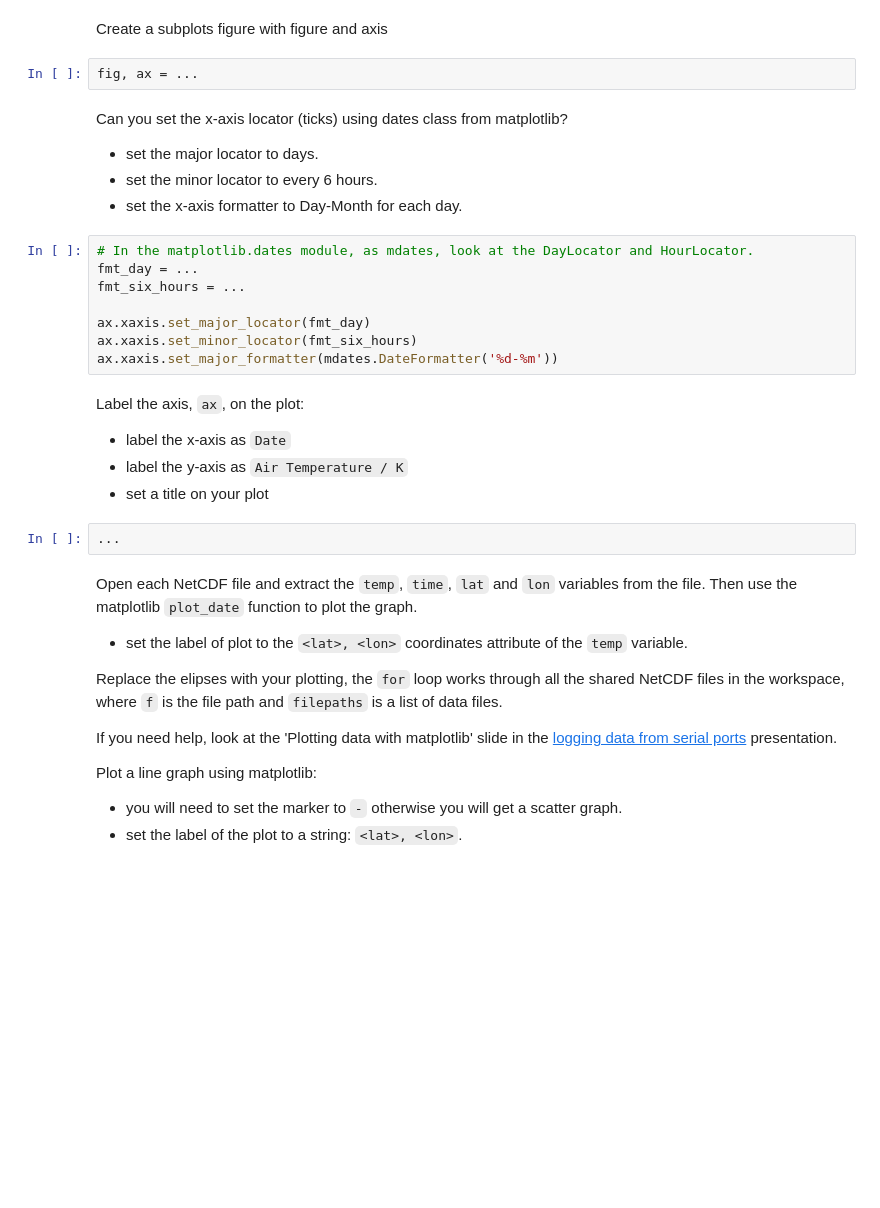
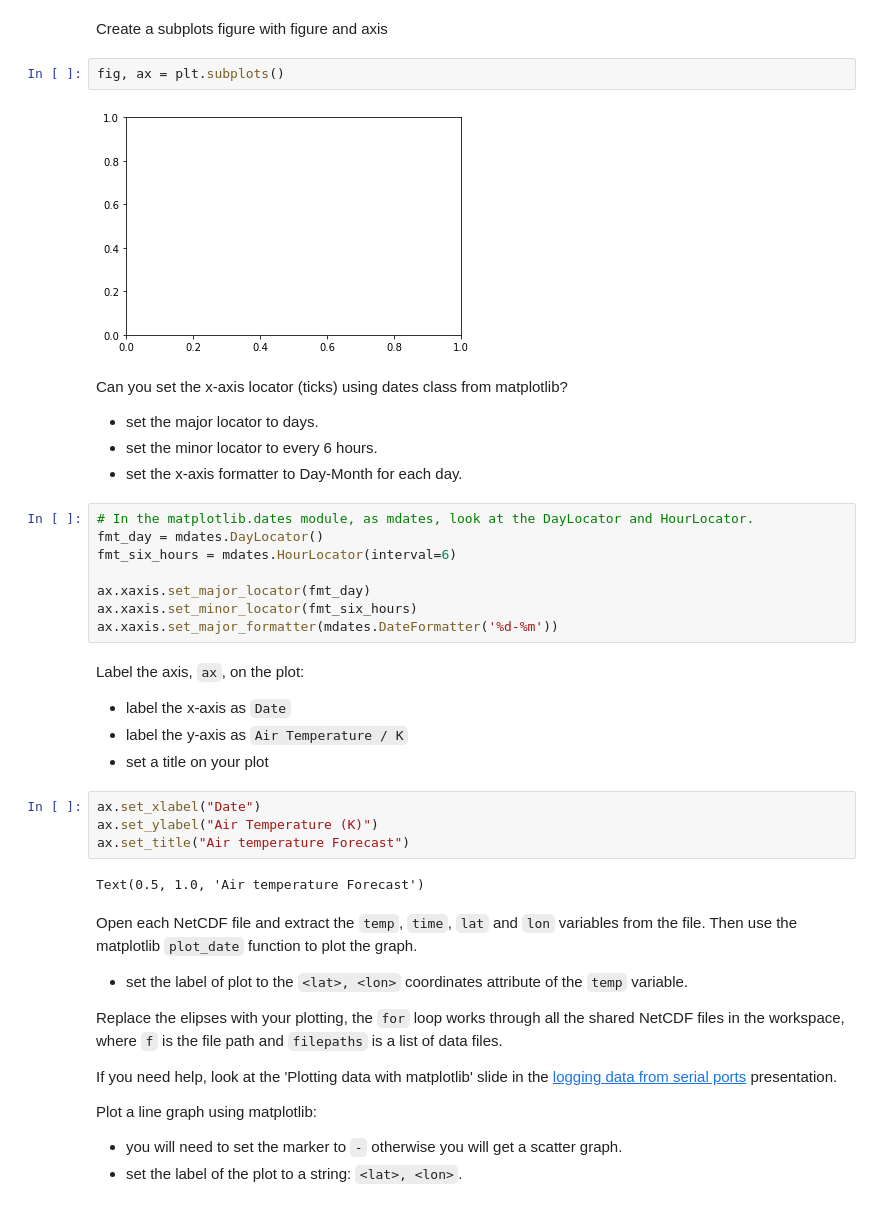
Before and after one commit to AlexanderLodge/my-isc-work, a Jupyter notebook: python-data/notebooks/ex04_weather_api.ipynb, the cells around one changed output. Cells and saved outputs as stored; diff of their text form; blank space fills up the shorter version.

```diff
--- a/python-data/notebooks/ex04_weather_api.ipynb
+++ b/python-data/notebooks/ex04_weather_api.ipynb
@@ -345,7 +357,9 @@ import matplotlib.dates as mdates
 # %% [markdown]
 Create a subplots figure with figure and axis
 # %%
-fig, ax = ...
+fig, ax = plt.subplots()
+# %% [output]
+[figure, added]
 # %% [markdown]
 Can you set the x-axis locator (ticks) using dates class from matplotlib?
 - set the major locator to days.
@@ -353,8 +367,8 @@ Can you set the x-axis locator (ticks) using dates class from matplotlib?
 - set the x-axis formatter to Day-Month for each day.
 # %%
 # In the matplotlib.dates module, as mdates, look at the DayLocator and HourLocator.
-fmt_day = ...
-fmt_six_hours = ...
+fmt_day = mdates.DayLocator()
+fmt_six_hours = mdates.HourLocator(interval=6)
 
 ax.xaxis.set_major_locator(fmt_day)
 ax.xaxis.set_minor_locator(fmt_six_hours)
@@ -364,8 +378,12 @@ Label the axis, `ax`, on the plot:
 - label the x-axis as `Date`
 - label the y-axis as `Air Temperature / K`
 - set a title on your plot
-# %%
-...
+# %%
+ax.set_xlabel("Date")
+ax.set_ylabel("Air Temperature (K)")
+ax.set_title("Air temperature Forecast")
+# %% [output]
+Text(0.5, 1.0, 'Air temperature Forecast')
 # %% [markdown]
 Open each NetCDF file and extract the `temp`, `time`, `lat` and `lon` variables from the file. Then use the matplotlib `plot_date` function to plot the graph.
 
```
Also changed, not shown: parts of 10 cells of this notebook.
